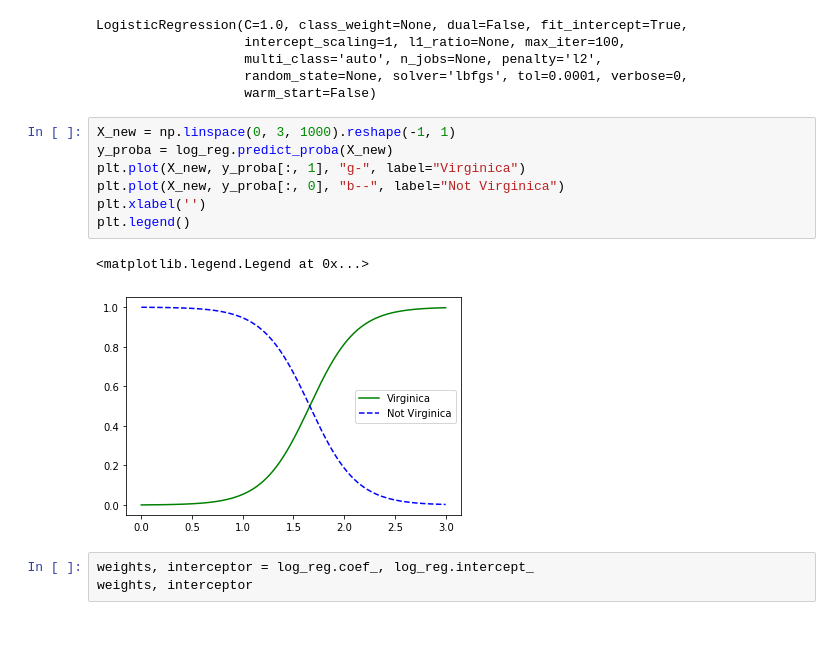
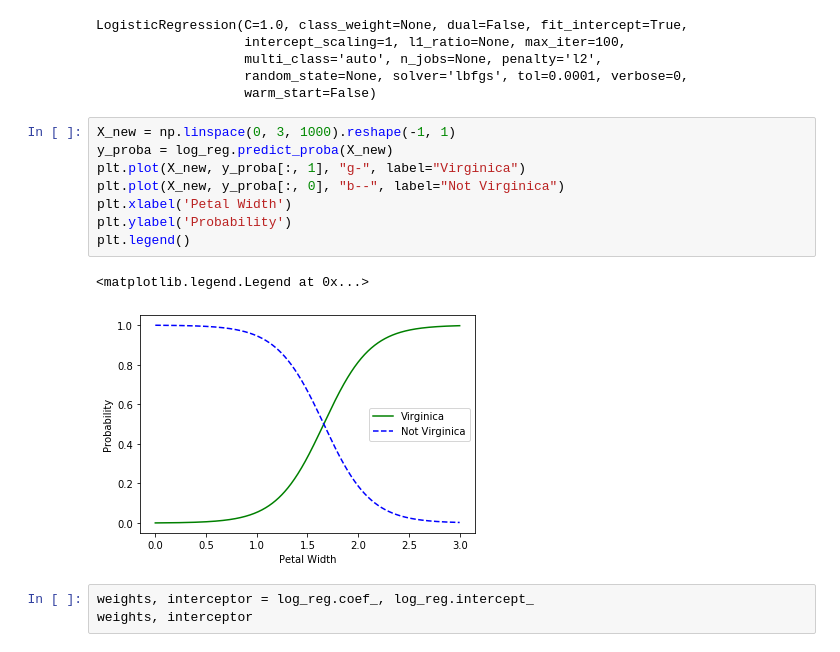
Before and after one commit to mostafaghadimi/IEEE-HandsOn, a Jupyter notebook: GLM.ipynb, the cells around one changed output. Saved outputs shown, nothing was run; the diff lists cells and outputs as text.

```diff
--- a/GLM.ipynb
+++ b/GLM.ipynb
@@ -118,13 +169,14 @@ LogisticRegression(C=1.0, class_weight=None, dual=False, fit_intercept=True,
 # %%
 X_new = np.linspace(0, 3, 1000).reshape(-1, 1)
 y_proba = log_reg.predict_proba(X_new)
 plt.plot(X_new, y_proba[:, 1], "g-", label="Virginica")
 plt.plot(X_new, y_proba[:, 0], "b--", label="Not Virginica")
-plt.xlabel('')
+plt.xlabel('Petal Width')
+plt.ylabel('Probability')
 plt.legend()
 # %% [output]
 <matplotlib.legend.Legend at 0x...>
-[figure, old version]
+[figure, new version]
 # %%
 weights, interceptor = log_reg.coef_, log_reg.intercept_
 weights, interceptor
```
Also changed, not shown: parts of 6 cells of this notebook.
